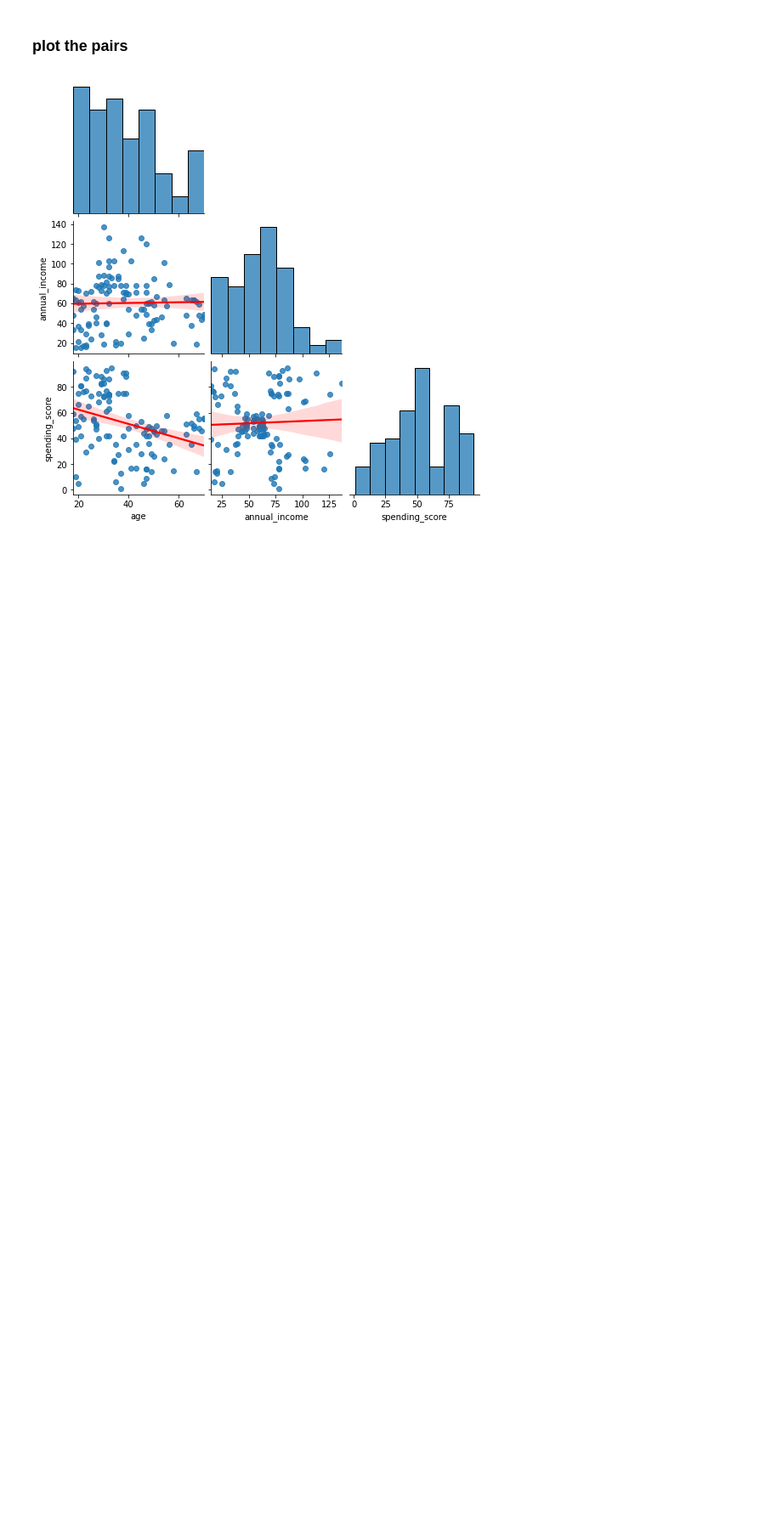
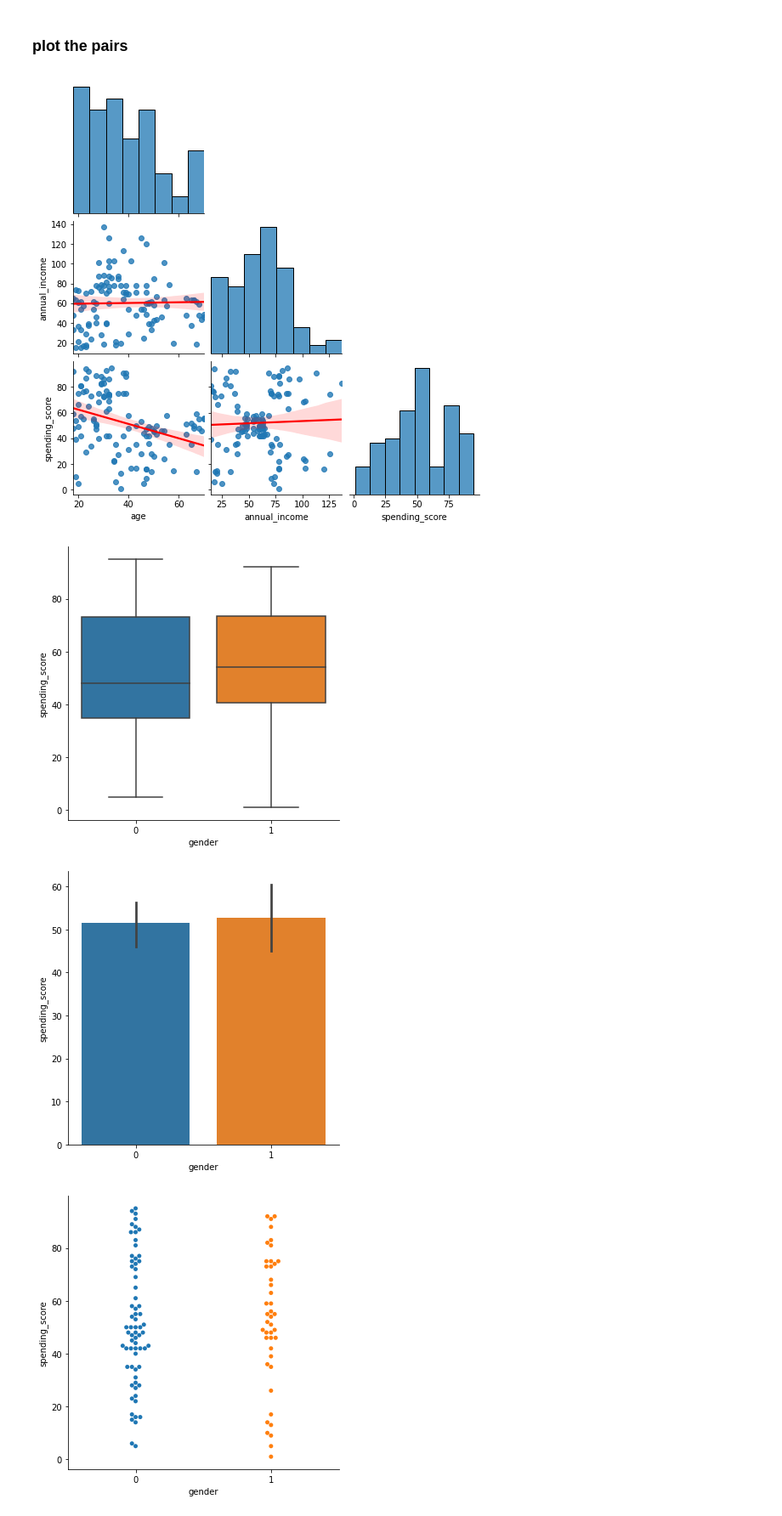
Before and after one commit to carlgriffin57/regression-exercises, a Jupyter notebook: mall_customers.ipynb, the cells around one changed output. Shown: that part at 85% size. Saved outputs shown, nothing was run; the diff lists cells and outputs as text; code cells hidden in the pictures; blank space fills up the shorter version.

```diff
--- a/mall_customers.ipynb
+++ b/mall_customers.ipynb
@@ -64,3 +64,9 @@ mall_customer_cols = ['age', 'annual_income', 'spending_score']
 plot_variable_pairs(train, mall_customer_cols)
 # %% [output]
 [figure]
+# %%
+plot_categorical_and_continuous_vars(train, 'gender', 'spending_score')
+# %% [output]
+[figure, added]
+[figure, added]
+[figure, added]
```
Also changed, not shown: 2 other files.
